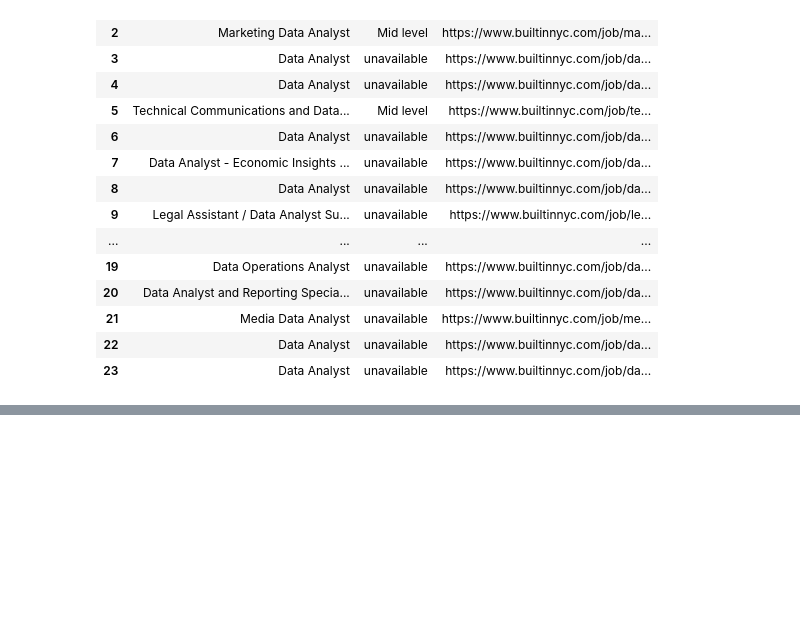
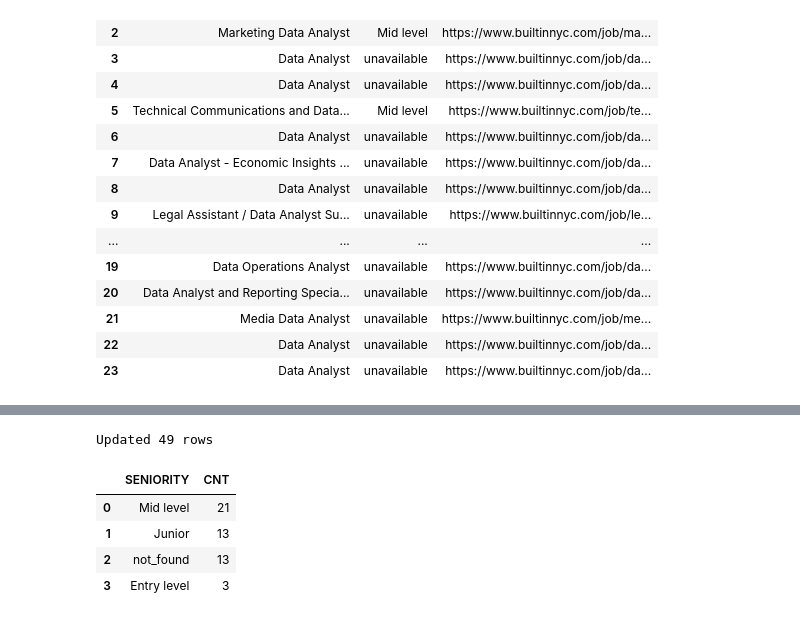
Before and after one commit to vanbrantley/nyc-data-job-market-tracker, a Jupyter notebook: ingestion/notebooks/backfill_builtin_seniority.ipynb, the cells around one changed output, grey strips where cells are left out. Cells and saved outputs as stored; diff of their text form; code cells hidden in the pictures; blank space fills up the shorter version.

Commit message:
update builtin_client to extract seniority

```diff
--- a/ingestion/notebooks/backfill_builtin_seniority.ipynb
+++ b/ingestion/notebooks/backfill_builtin_seniority.ipynb
@@ -460,0 +494,32 @@ display(new_results_df["seniority"].value_counts())
+# %%
+cur = conn.cursor()
+updated = 0
+for _, row in results_df.iterrows():
+    cur.execute("""
+        UPDATE RAW.BUILTIN.SRC_POSTINGS
+        SET RAW_PAYLOAD = OBJECT_INSERT(RAW_PAYLOAD, 'seniority', %s, true)
+        WHERE RAW_PAYLOAD:source_url::STRING = %s
+    """, (row["seniority"], row["source_url"]))
+    updated += 1
+
+conn.commit()
+cur.close()
+print(f"Updated {updated} rows")
+# %% [output]
+Updated 49 rows
+# %%
+final = run_query("""
+    SELECT
+        RAW_PAYLOAD:seniority::STRING as seniority,
+        COUNT(*) as cnt
+    FROM RAW.BUILTIN.SRC_POSTINGS
+    GROUP BY 1
+    ORDER BY cnt DESC
+""")
+display(final)
+# %% [output]
+|  | SENIORITY | CNT |
+| 0 | Mid level | 21 |
+| 1 | Junior | 13 |
+| 2 | not_found | 13 |
+| 3 | Entry level | 3 |
```
Also changed, not shown: parts of 3 cells of this notebook, 1 other file.
